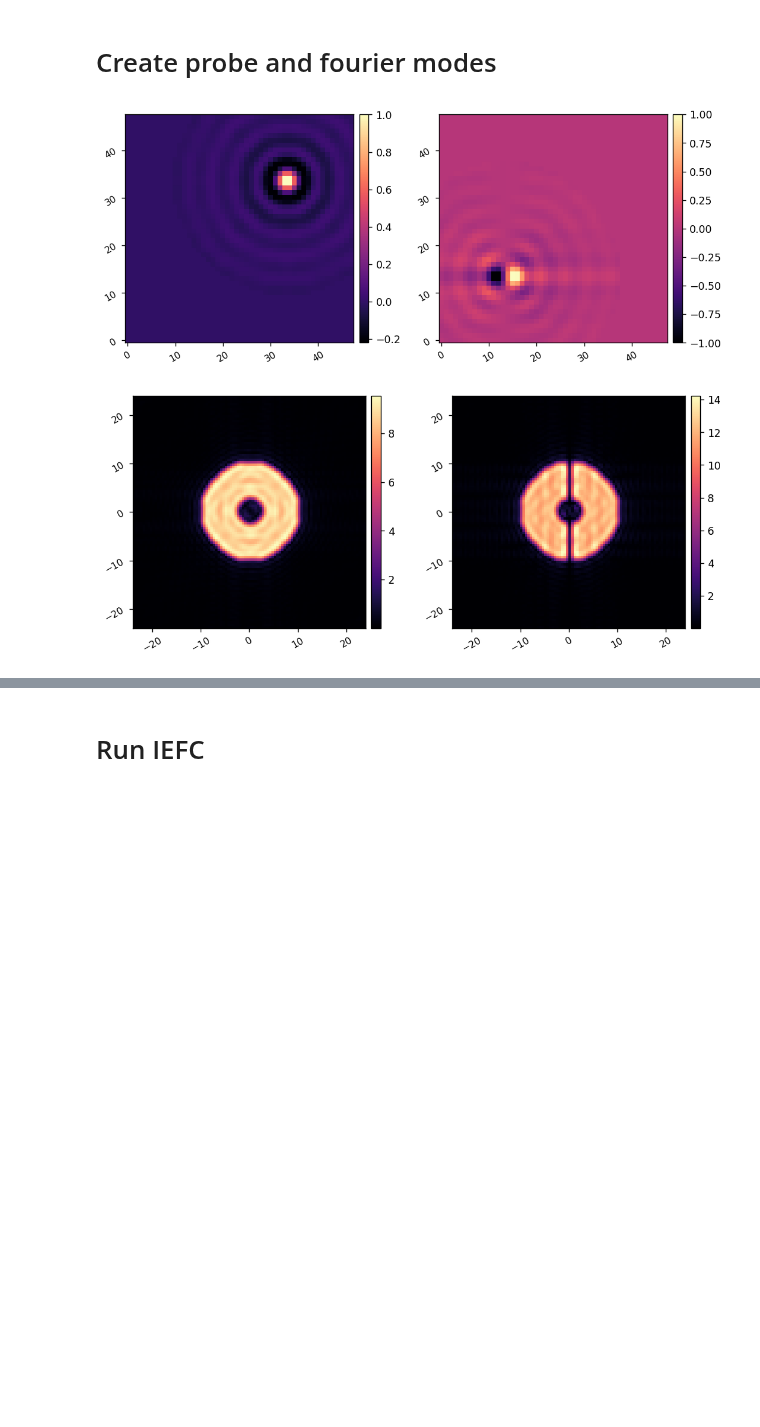
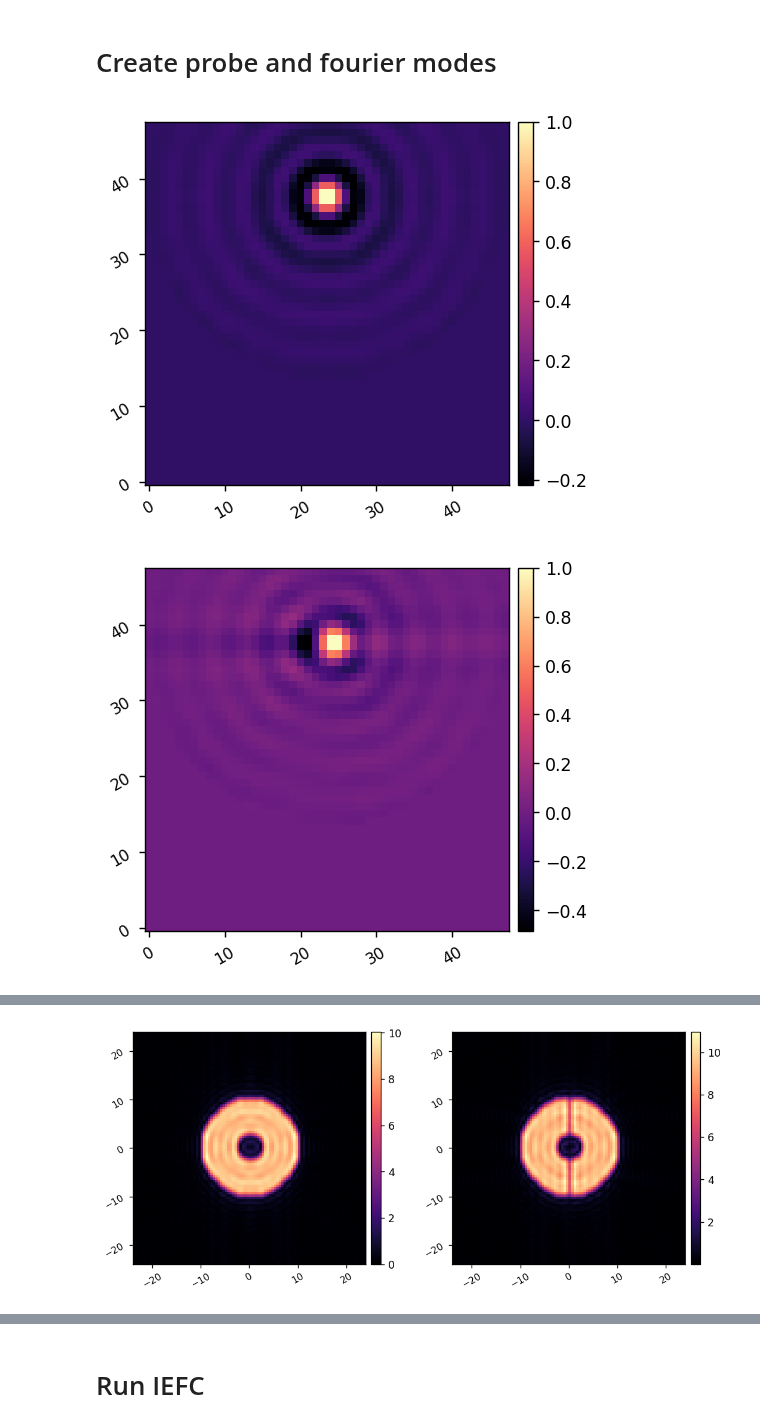
Before and after one commit to kian1377/roman-cgi-iefc, a Jupyter notebook: hlc_iefc_2dm_half_with_poke_modes.ipynb, the cells around one changed output, grey strips where cells are left out. Saved outputs shown, nothing was run; the diff lists cells and outputs as text; code cells hidden in the pictures; blank space fills up the shorter version.

```diff
--- a/hlc_iefc_2dm_half_with_poke_modes.ipynb
+++ b/hlc_iefc_2dm_half_with_poke_modes.ipynb
@@ -70,44 +70,12 @@ imshow1(ref_im, 'HLC Initial Coronagraphic Image\nfor iEFC',
 # Create dark hole ROI to calibrate and control
 # %%
 reload(utils)
-xfp = (xp.linspace(-mode.npsf/2, mode.npsf/2-1, mode.npsf) + 1/2)*mode.psf_pixelscale_lamD
-fpx,fpy = xp.meshgrid(xfp,xfp)
-
-iwa = 3
-owa = 9
-roi_params = {
-        'inner_radius' : iwa,
-        'outer_radius' : owa,
-        'edge' : 0.5,
-        'rotation':0,
-        'full':True,
-    }
-roi1 = utils.create_annular_focal_plane_mask(fpx, fpy, roi_params, plot=True)
-
-iwa = 2.8
-owa = 9.7
-roi_params = {
-        'inner_radius' : iwa,
-        'outer_radius' : owa,
-        'edge' : 0.5,
-        'rotation':0,
-        'full':True,
-    }
-roi2 = utils.create_annular_focal_plane_mask(fpx, fpy, roi_params, plot=True)
-
-iwa = 3.2
-owa = 6
-roi_params = {
-        'inner_radius' : iwa,
-        'outer_radius' : owa,
-        'edge' : 0.5,
-        'rotation':0,
-        'full':True,
-    }
-roi3 = utils.create_annular_focal_plane_mask(fpx, fpy, roi_params, plot=True)
+roi1 = utils.create_annular_focal_plane_mask(mode, inner_radius=3, outer_radius=9, edge=0.5, plot=True)
+roi2 = utils.create_annular_focal_plane_mask(mode, inner_radius=2.8, outer_radius=9.7, edge=0.5, plot=True)
+roi3 = utils.create_annular_focal_plane_mask(mode, inner_radius=3.2, outer_radius=6, edge=0.5, plot=True)
 
 relative_weight_1 = 0.9
-relative_weight_2 = 0.2
+relative_weight_2 = 0.4
 weight_map = roi3 + relative_weight_1*(roi1*~roi3) + relative_weight_2*(roi2*~roi1*~roi3)
 control_mask = weight_map>0
 imshow2(weight_map, control_mask*ref_im, lognorm2=True)
@@ -124,13 +92,12 @@ print(mean_ni)
 # %%
 reload(utils)
 probe_amp = 2.5e-8
-fourier_modes, fs = utils.select_fourier_modes(mode, control_mask*(fpx>0), fourier_sampling=0.5)
-probe_modes = utils.create_fourier_probes(fourier_modes, shift_cos=(10,10), shift_sin=(-10,-10), plot=True)
+probe_modes = utils.create_fourier_probes(mode, control_mask, fourier_sampling=0.5, shift=(0,14), nprobes=3, plot=True)
 
 oversamp = 2
 probe_1_response = np.fft.fftshift(np.fft.fft2(np.fft.ifftshift(utils.pad_or_crop(probe_modes[0], int(oversamp*mode.Nact)))))
 probe_2_response = np.fft.fftshift(np.fft.fft2(np.fft.ifftshift(utils.pad_or_crop(probe_modes[1], int(oversamp*mode.Nact)))))
 imshow2(abs(probe_1_response), abs(probe_2_response), pxscl=1/oversamp)
 # %% [output]
-[figure, old version]
+[figure, new version]
-[figure, old version]
+[figure, new version]
@@ -137 +105,2 @@ imshow2(abs(probe_1_response), abs(probe_2_response), pxscl=1/oversamp)
+[figure, added]
 # %%
```
Also changed, not shown: parts of 16 cells of this notebook, 9 other files.
